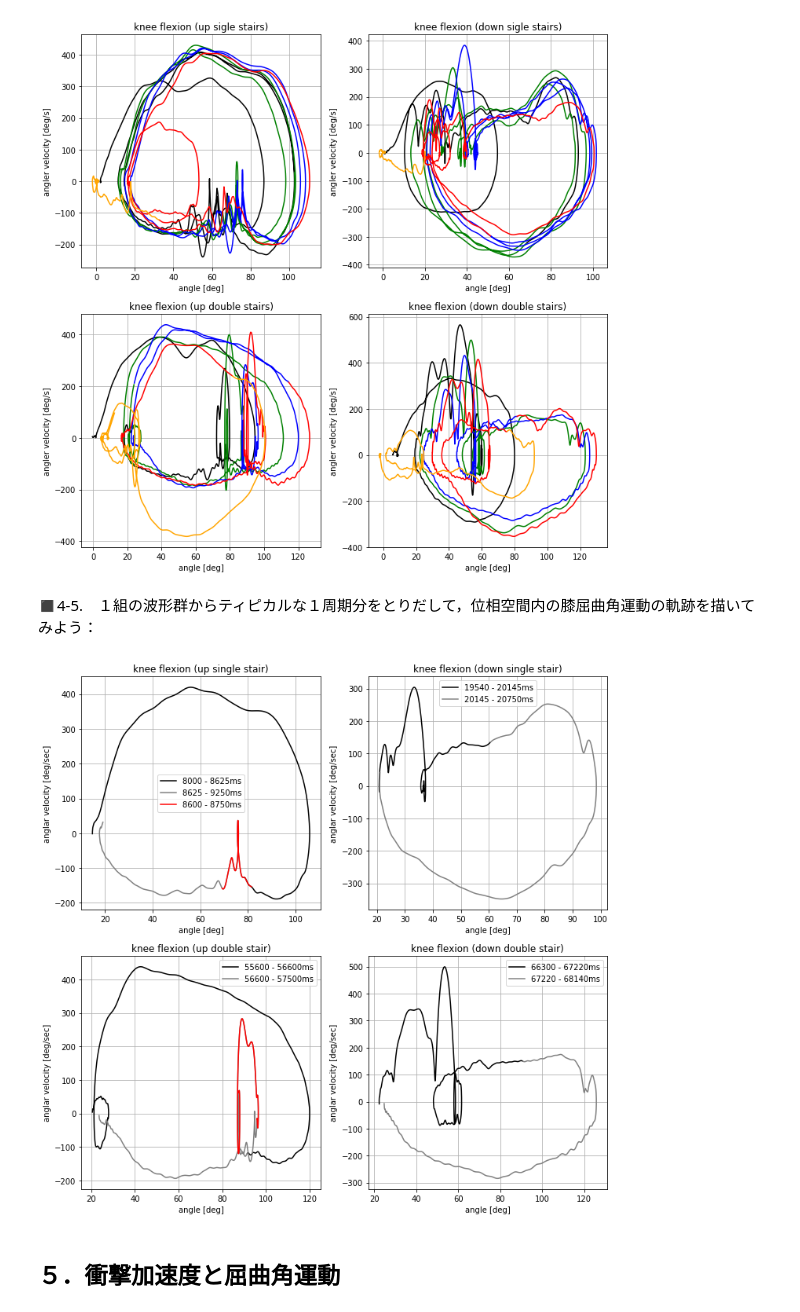
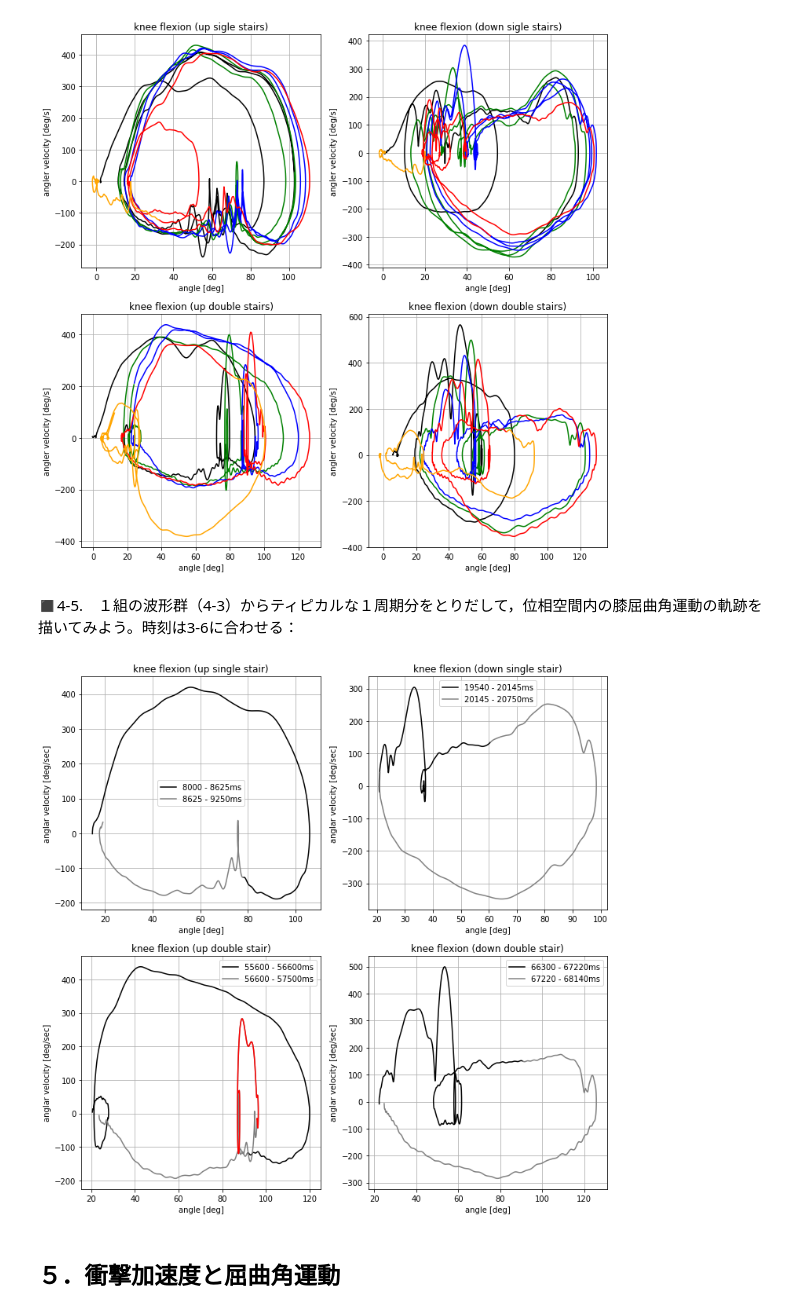
Before and after one commit to doppelgenkan/activity, a Jupyter notebook: up-down_stairs/up-down_stairs.ipynb, the cells around one changed output. Saved outputs shown, nothing was run; the diff lists cells and outputs as text; code cells hidden in the pictures.

```diff
--- a/up-down_stairs/up-down_stairs.ipynb
+++ b/up-down_stairs/up-down_stairs.ipynb
@@ -595,49 +602,48 @@ plt.grid()
 # %% [output]
 [figure]
 # %% [markdown]
-◼️4-5.　１組の波形群からティピカルな１周期分をとりだして，位相空間内の膝屈曲角運動の軌跡を描いてみよう：
+◼️4-5.　１組の波形群（4-3）からティピカルな１周期分をとりだして，位相空間内の膝屈曲角運動の軌跡を描いてみよう。時刻は3-6に合わせる：
 # %%
 plt.figure(figsize=(12,12))
 
 plt.subplot(2, 2, 1)
 plt.plot(theta[8000:8625], omega[8000:8625], c='black')
 plt.plot(theta[8625:9250], omega[8625:9250], c='gray')
-plt.plot(theta[8600 : 8750], omega[8600 : 8750], c='red')
-plt.legend(['8000 - 8625ms', '8625 - 9250ms', '8600 - 8750ms'])
+plt.legend(['8000 - 8625ms', '8625 - 9250ms'])
 plt.title('knee flexion (up single stair)')
 plt.xlabel('angle [deg]')
 plt.ylabel('anglar velocity [deg/sec]')
 plt.grid()
 
 plt.subplot(2, 2, 2)
 plt.plot(theta[19540:20145], omega[19540:20145], c='black')
 plt.plot(theta[20145:20750], omega[20145:20750], c='gray')
 plt.legend(['19540 - 20145ms', '20145 - 20750ms'])
 plt.title('knee flexion (down single stair)')
 plt.xlabel('angle [deg]')
 plt.ylabel('anglar velocity [deg/sec]')
 plt.grid()
 
 plt.subplot(2, 2, 3)
 plt.plot(theta[55600:56600], omega[55600:56600], c='black')
 plt.plot(theta[56600:57500], omega[56600:57500], c='gray')
 plt.plot(theta[56640:56750], omega[56640:56750], c='red')
 plt.legend(['55600 - 56600ms', '56600 - 57500ms'])
 plt.title('knee flexion (up double stair)')
 plt.xlabel('angle [deg]')
 plt.ylabel('anglar velocity [deg/sec]')
 plt.grid()
 
 plt.subplot(2, 2, 4)
 plt.plot(theta[66300:67220], omega[66300:67220], c='black')
 plt.plot(theta[67220:68140], omega[67220:68140], c='gray')
 plt.legend(['66300 - 67220ms', '67220 - 68140ms'])
 plt.title('knee flexion (down double stair)')
 plt.xlabel('angle [deg]')
 plt.ylabel('anglar velocity [deg/sec]')
 plt.grid()
 # %% [output]
-[figure, old version]
+[figure, new version]
 # %% [markdown]
 ## ５．衝撃加速度と屈曲角運動
 # %% [markdown]
```
Also changed, not shown: parts of 11 cells of this notebook, 1 other file.
